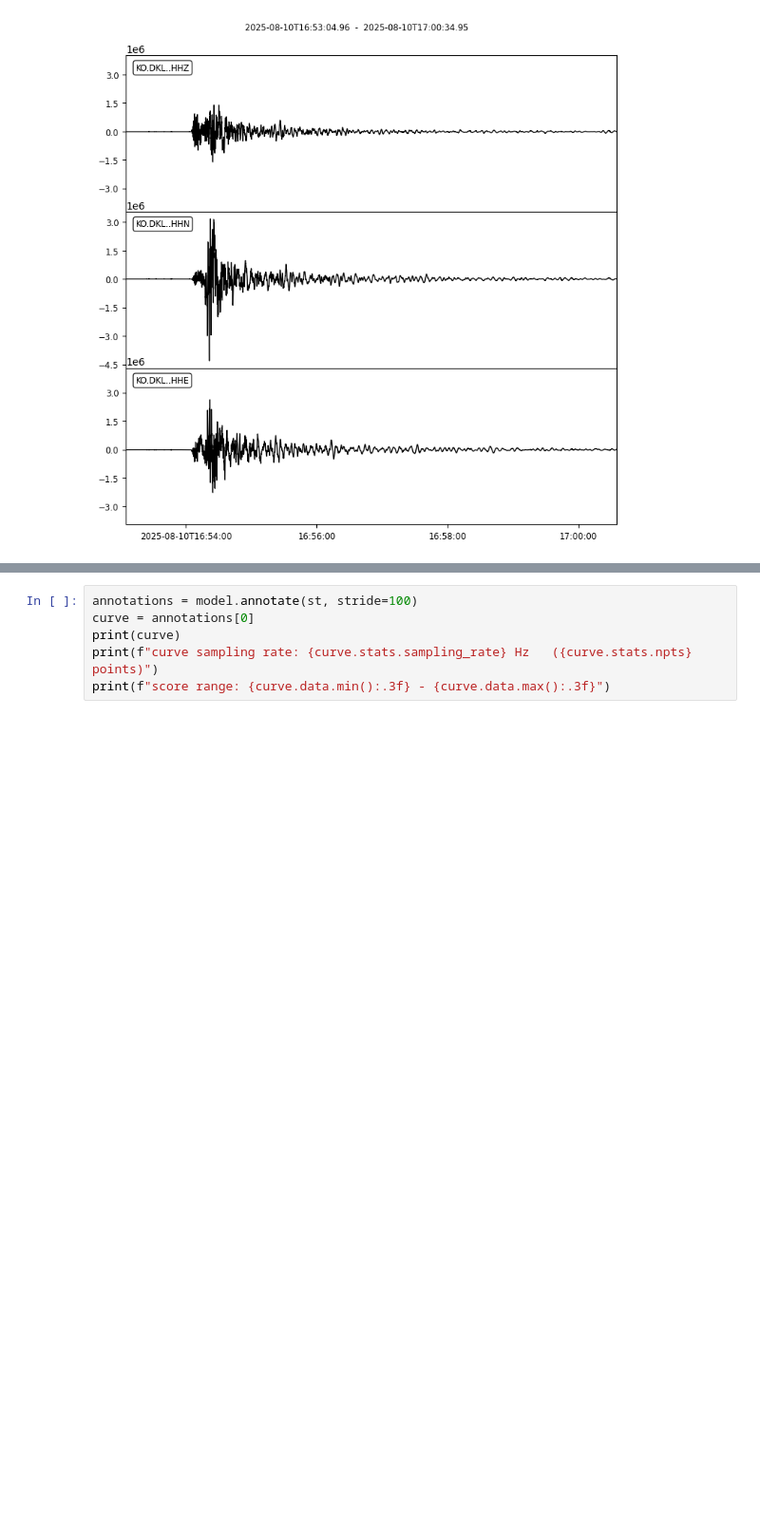
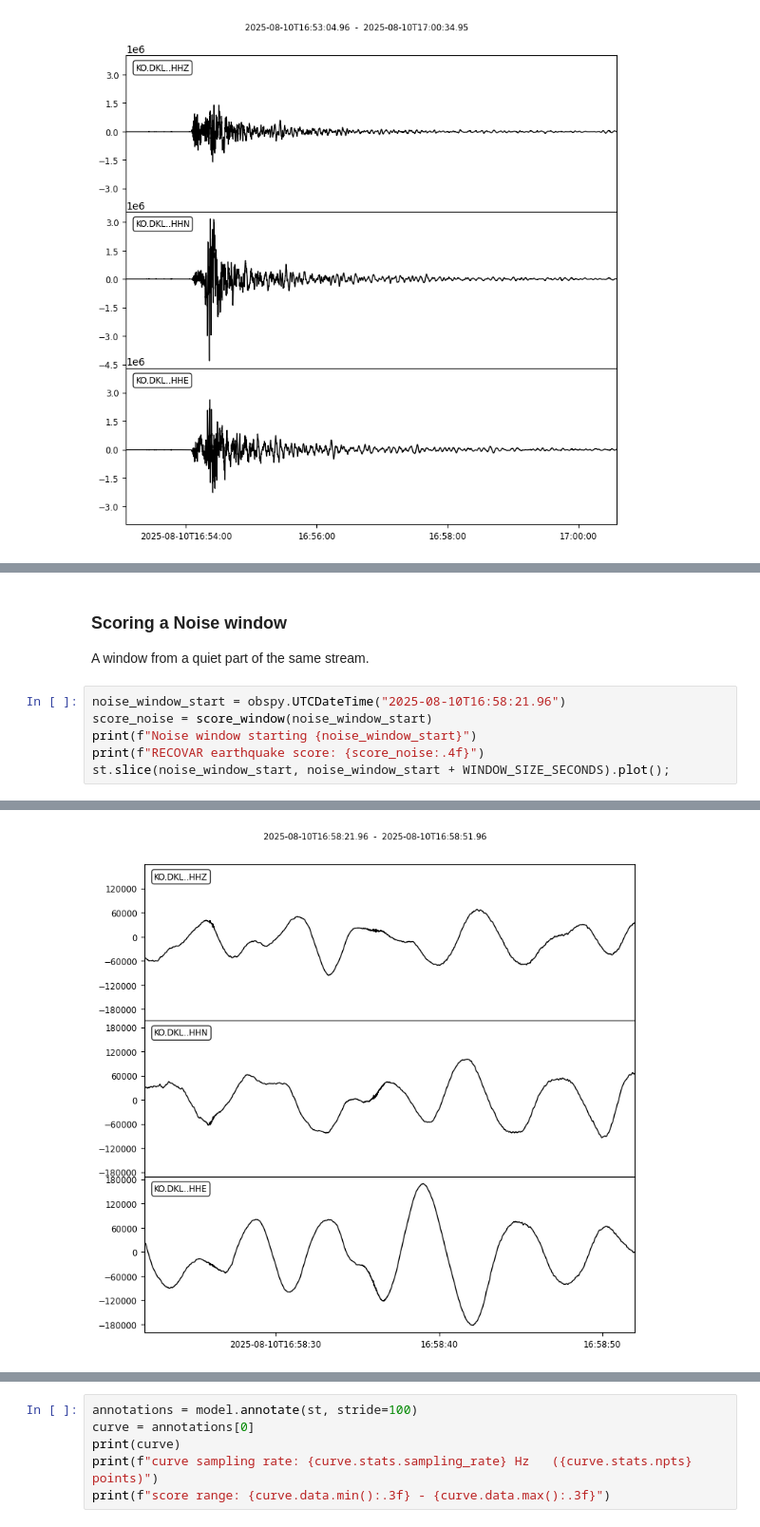
Before and after one commit to egead/recovar-pytorch, a Jupyter notebook: seisbench_demo.ipynb, the cells around one changed output, grey strips where cells are left out. Shown at 95% size. Saved outputs shown, nothing was run; the diff lists cells and outputs as text; blank space fills up the shorter version.

```diff
--- a/seisbench_demo.ipynb
+++ b/seisbench_demo.ipynb
@@ -55,0 +83,11 @@ KO.DKL..HHZ | 2025-08-10T16:53:04.960000Z - 2025-08-10T17:00:34.950000Z | 100.0
+# %% [markdown]
+### Scoring a Noise window
+
+A window from a quiet part of the same stream.
+# %%
+noise_window_start = obspy.UTCDateTime("2025-08-10T16:58:21.96")
+score_noise = score_window(noise_window_start)
+print(f"Noise window starting {noise_window_start}")
+print(f"RECOVAR earthquake score: {score_noise:.4f}")
+st.slice(noise_window_start, noise_window_start + WINDOW_SIZE_SECONDS).plot();
+# %% [output]
@@ -56 +96,2 @@ KO.DKL..HHZ | 2025-08-10T16:53:04.960000Z - 2025-08-10T17:00:34.950000Z | 100.0
+[figure, added]
 # %% [markdown]
```
Also changed, not shown: parts of 15 cells of this notebook.
